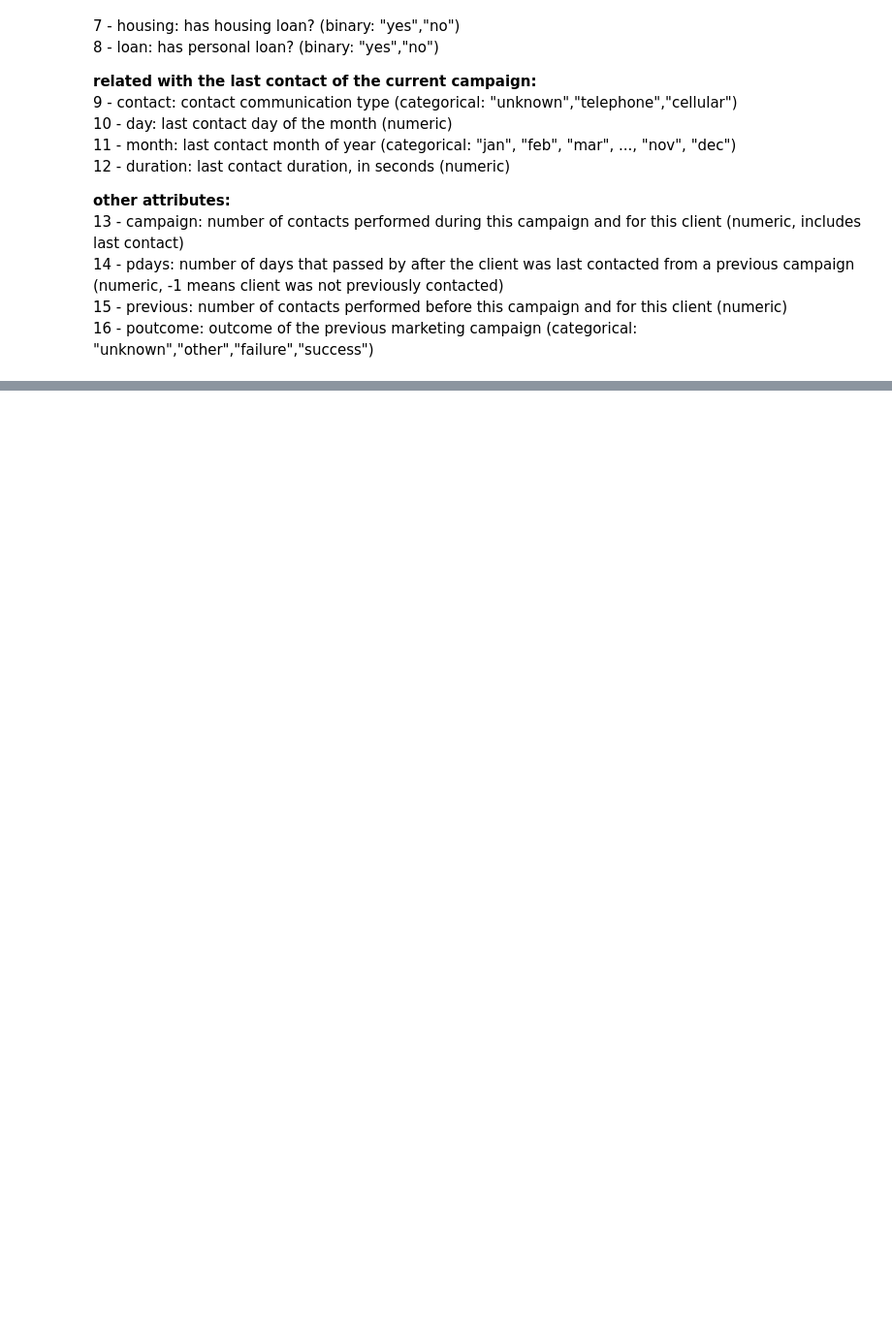
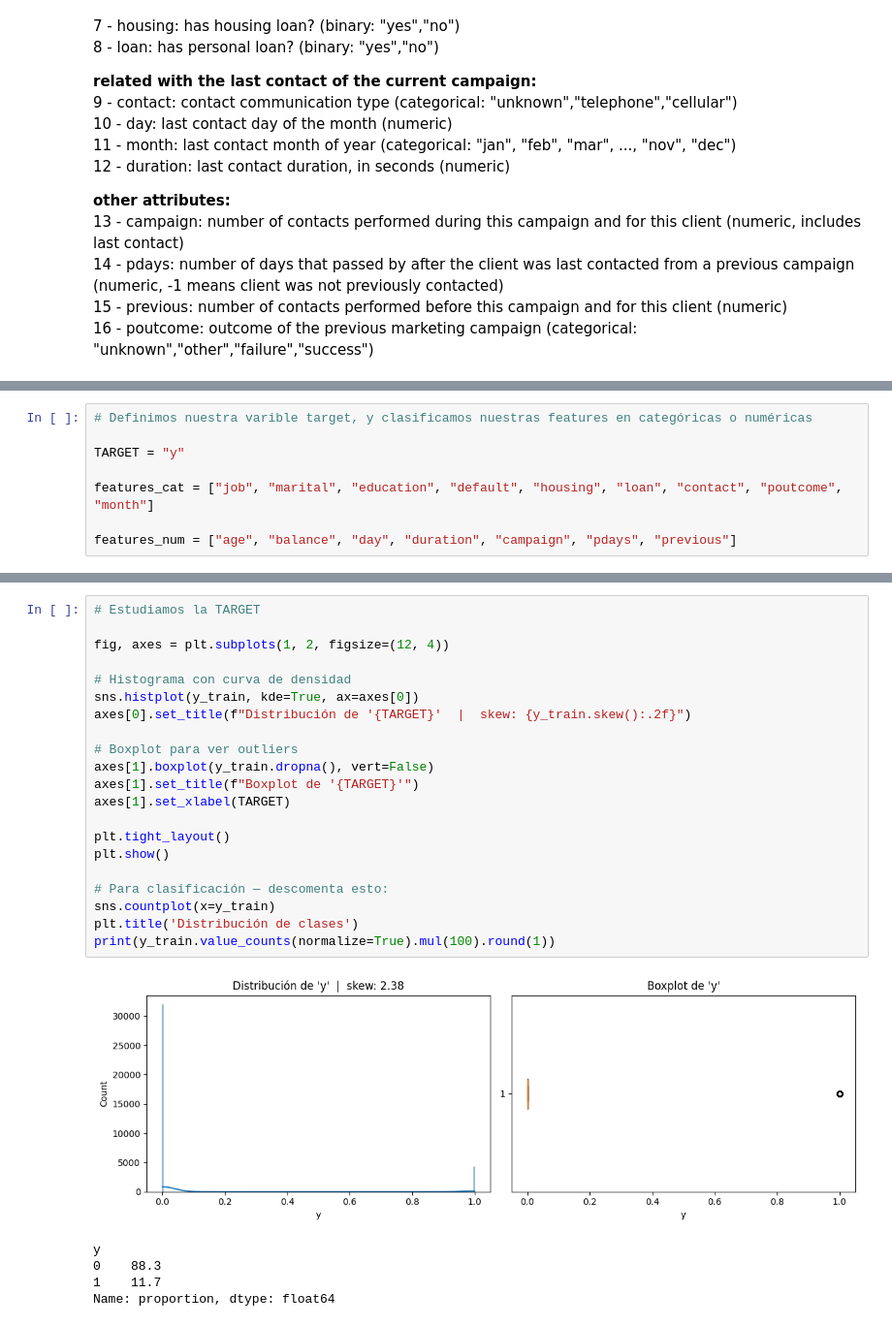
Before and after one commit to MHHsim/DS-Online-Marta-Harana, a Jupyter notebook: 04_Machine_Learning/Sprint_11/Unidad_01_ML_Supervisado_Arboles_de_Decision/03_Practica_Obligatoria/18_Practica_Obligatoria_Arboles_de_Decision.ipynb, the cells around one changed output, grey strips where cells are left out. Shown at 97% size. Drawn from its saved outputs; the diff is of its cells as text; blank space fills up the shorter version.

```diff
--- a/04_Machine_Learning/Sprint_11/Unidad_01_ML_Supervisado_Arboles_de_Decision/03_Practica_Obligatoria/18_Practica_Obligatoria_Arboles_de_Decision.ipynb
+++ b/04_Machine_Learning/Sprint_11/Unidad_01_ML_Supervisado_Arboles_de_Decision/03_Practica_Obligatoria/18_Practica_Obligatoria_Arboles_de_Decision.ipynb
@@ -74,0 +220,8 @@ df.head()
+# %%
+# Definimos nuestra varible target, y clasificamos nuestras features en categóricas o numéricas
+
+TARGET = "y"
+
+features_cat = ["job", "marital", "education", "default", "housing", "loan", "contact", "poutcome", "month"]
+
+features_num = ["age", "balance", "day", "duration", "campaign", "pdays", "previous"]
@@ -74,0 +242,27 @@ df.head()
+# %%
+# Estudiamos la TARGET
+
+fig, axes = plt.subplots(1, 2, figsize=(12, 4))
+
+# Histograma con curva de densidad
+sns.histplot(y_train, kde=True, ax=axes[0])
+axes[0].set_title(f"Distribución de '{TARGET}'  |  skew: {y_train.skew():.2f}")
+
+# Boxplot para ver outliers
+axes[1].boxplot(y_train.dropna(), vert=False)
+axes[1].set_title(f"Boxplot de '{TARGET}'")
+axes[1].set_xlabel(TARGET)
+
+plt.tight_layout()
+plt.show()
+
+# Para clasificación — descomenta esto:
+sns.countplot(x=y_train)
+plt.title('Distribución de clases')
+print(y_train.value_counts(normalize=True).mul(100).round(1))
+# %% [output]
+[figure, added]
+y
+0    88.3
+1    11.7
+Name: proportion, dtype: float64
```
Also changed, not shown: parts of 29 cells of this notebook.
